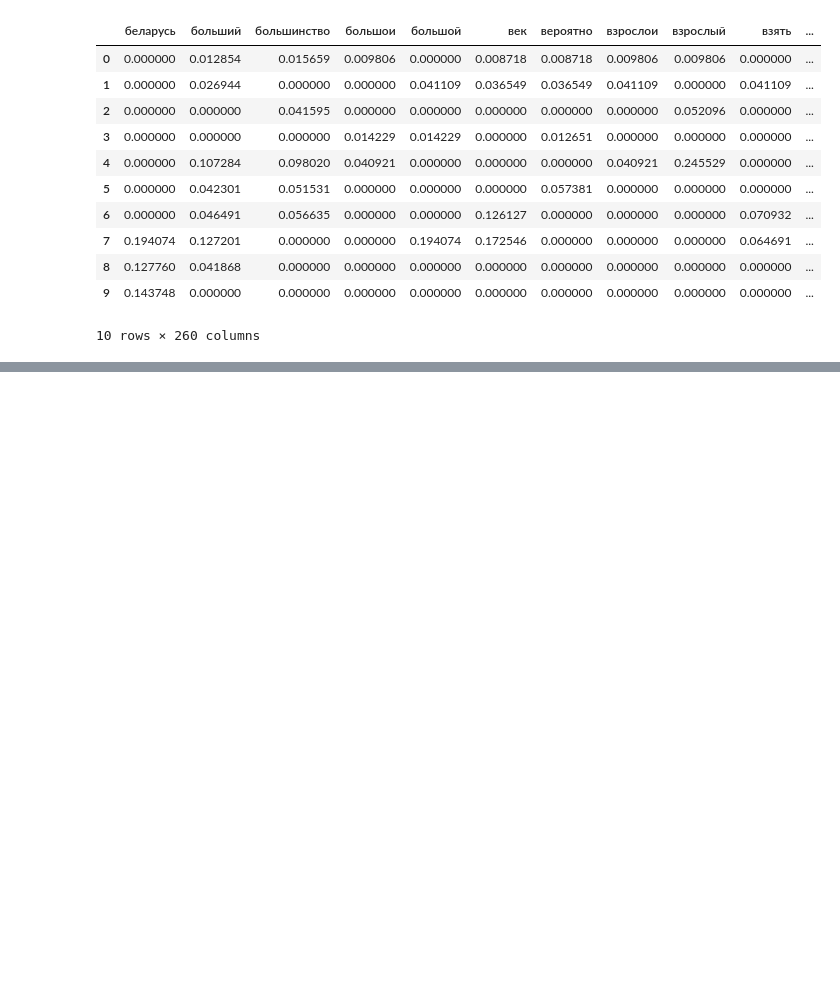
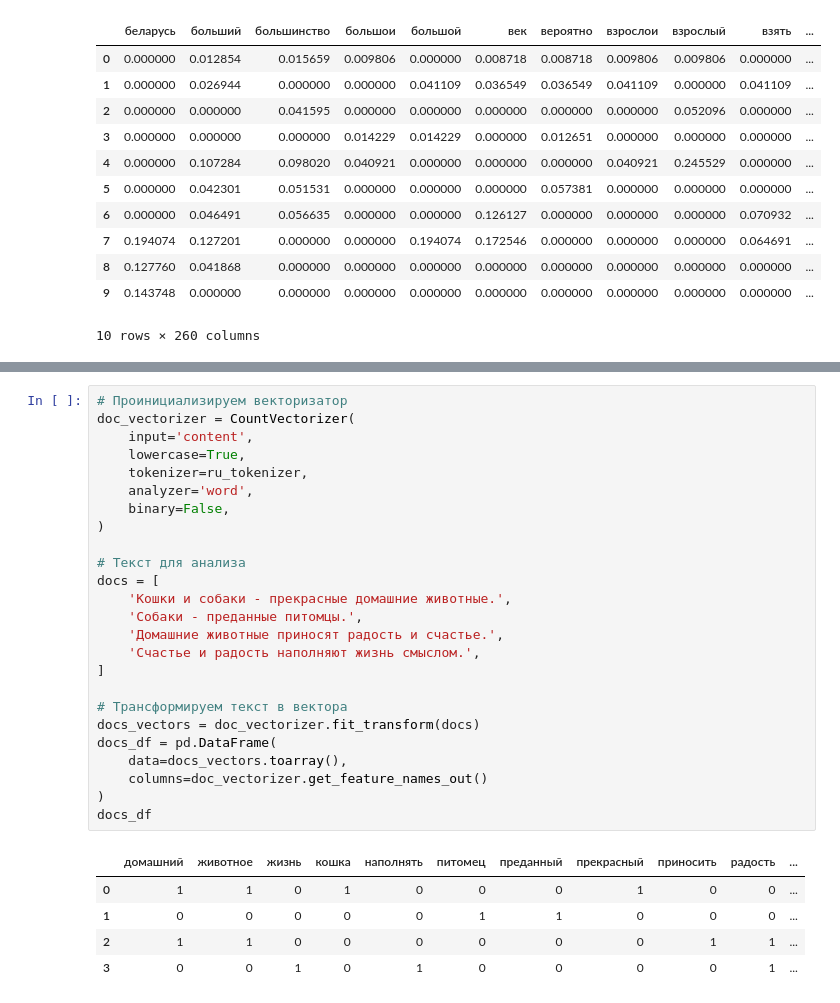
Before and after one commit to dmt-zh/nlp, a Jupyter notebook: Text Representation. Part 1.ipynb, the cells around one changed output, grey strips where cells are left out. Drawn from its saved outputs; the diff is of its cells as text; blank space fills up the shorter version.

```diff
--- a/Text Representation. Part 1.ipynb
+++ b/Text Representation. Part 1.ipynb
@@ -822,0 +845,31 @@ tf_idf_styled_similarity
+# %%
+# Проинициализируем векторизатор
+doc_vectorizer = CountVectorizer(
+    input='content',
+    lowercase=True,
+    tokenizer=ru_tokenizer,
+    analyzer='word',
+    binary=False,
+)
+
+# Текст для анализа
+docs = [
+    'Кошки и собаки - прекрасные домашние животные.',
+    'Собаки - преданные питомцы.',
+    'Домашние животные приносят радость и счастье.',
+    'Счастье и радость наполняют жизнь смыслом.',
+]
+
+# Трансформируем текст в вектора
+docs_vectors = doc_vectorizer.fit_transform(docs)
+docs_df = pd.DataFrame(
+    data=docs_vectors.toarray(),
+    columns=doc_vectorizer.get_feature_names_out()
+)
+docs_df
+# %% [output]
+|  | домашний | животное | жизнь | кошка | наполнять | питомец | преданный | прекрасный | приносить | радость | ... |
+| 0 | 1 | 1 | 0 | 1 | 0 | 0 | 0 | 1 | 0 | 0 | ... |
+| 1 | 0 | 0 | 0 | 0 | 0 | 1 | 1 | 0 | 0 | 0 | ... |
+| 2 | 1 | 1 | 0 | 0 | 0 | 0 | 0 | 0 | 1 | 1 | ... |
+| 3 | 0 | 0 | 1 | 0 | 1 | 0 | 0 | 0 | 0 | 1 | ... |
```
Also changed, not shown: parts of 11 cells of this notebook, 2 other files.
